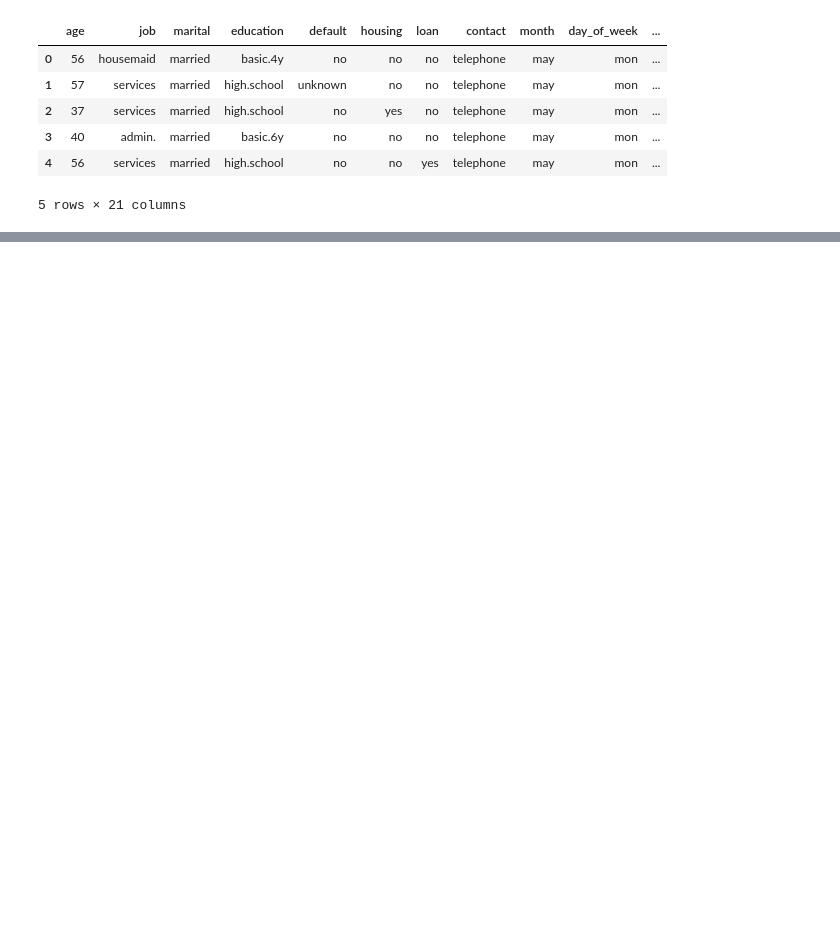
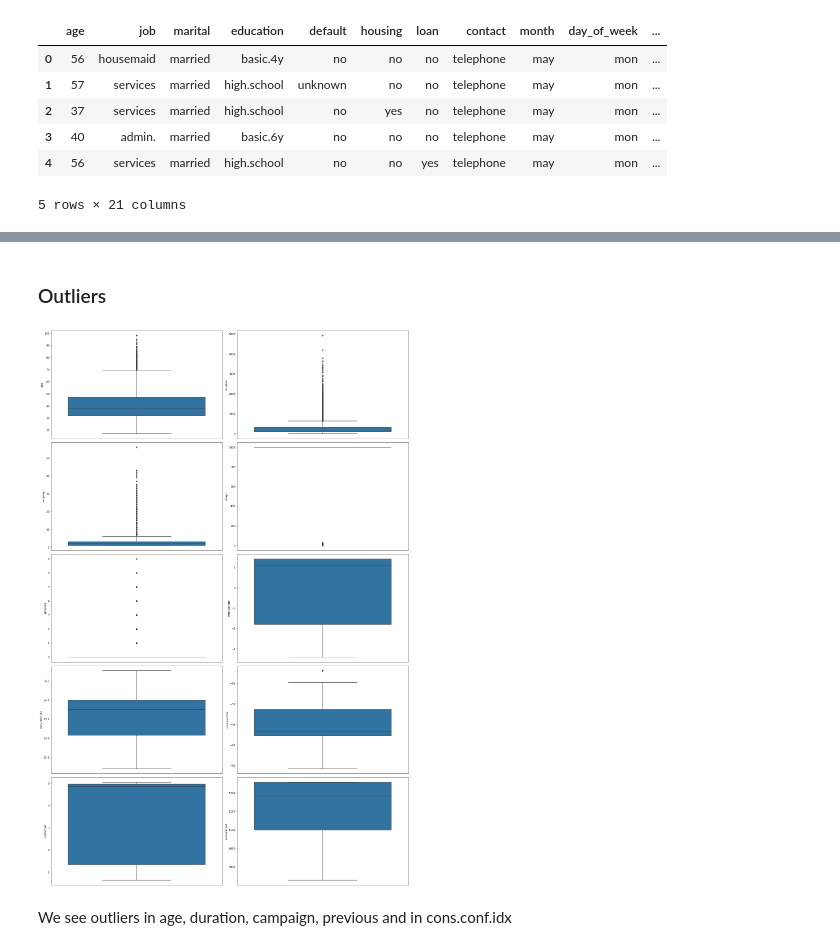
Before and after one commit to karenL26/logistic-regression-project, a Jupyter notebook: src/explore.ipynb, the cells around one changed output, grey strips where cells are left out. Saved outputs shown, nothing was run; the diff lists cells and outputs as text; code cells hidden in the pictures; blank space fills up the shorter version.

```diff
--- a/src/explore.ipynb
+++ b/src/explore.ipynb
@@ -25,0 +208,2 @@ df.head()
+# %%
+df=df_raw.copy()
@@ -25,0 +268,25 @@ df.head()
+# %% [markdown]
+### Outliers
+# %%
+#Box plots for the numerical columns
+f, ax = plt.subplots(5,2, figsize=(20,30))
+sns.color_palette("deep")
+
+sns.boxplot(y = df['age'], ax=ax[0,0])
+sns.boxplot(y = df['duration'], ax=ax[0,1])
+sns.boxplot(y = df['campaign'], ax=ax[1,0])
+sns.boxplot(y = df['pdays'], ax=ax[1,1])
+sns.boxplot(y = df['previous'], ax=ax[2,0])
+sns.boxplot(y = df['emp.var.rate'], ax=ax[2,1])
+sns.boxplot(y = df['cons.price.idx'], ax=ax[3,0])
+sns.boxplot(y = df['cons.conf.idx'], ax=ax[3,1])
+sns.boxplot(y = df['euribor3m'], ax=ax[4,0])
+sns.boxplot(y = df['nr.employed'], ax=ax[4,1])
+
+plt.tight_layout()
+
+plt.draw()
+# %% [output]
+[figure, added]
+# %% [markdown]
+We see outliers in age, duration, campaign, previous and in cons.conf.idx
```
Also changed, not shown: parts of 81 cells of this notebook, 3 other files.
